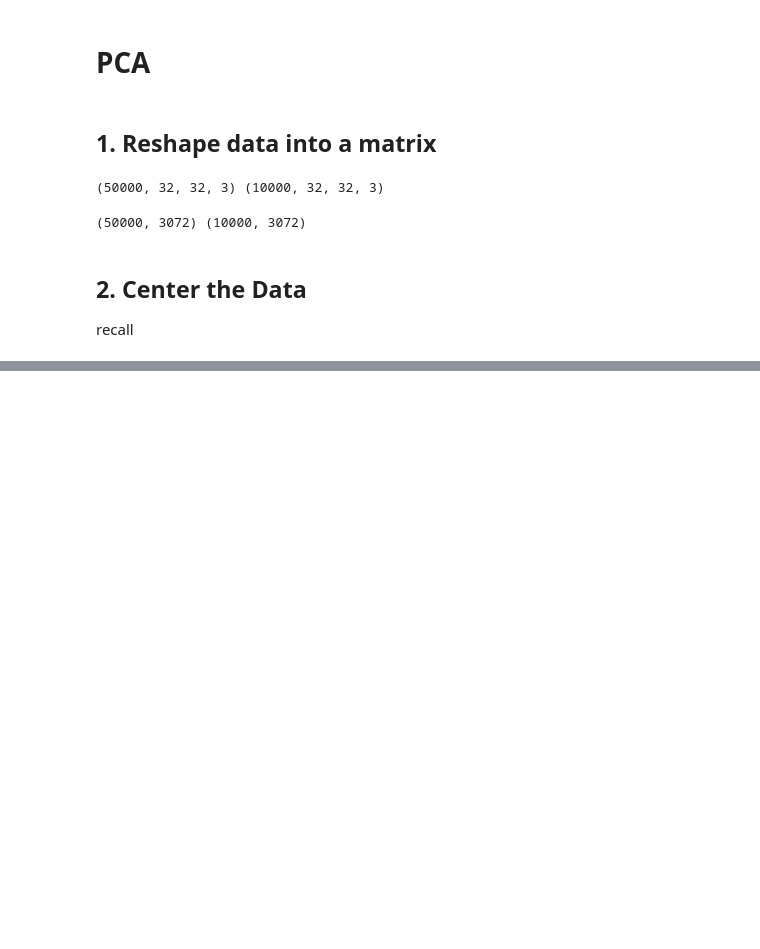
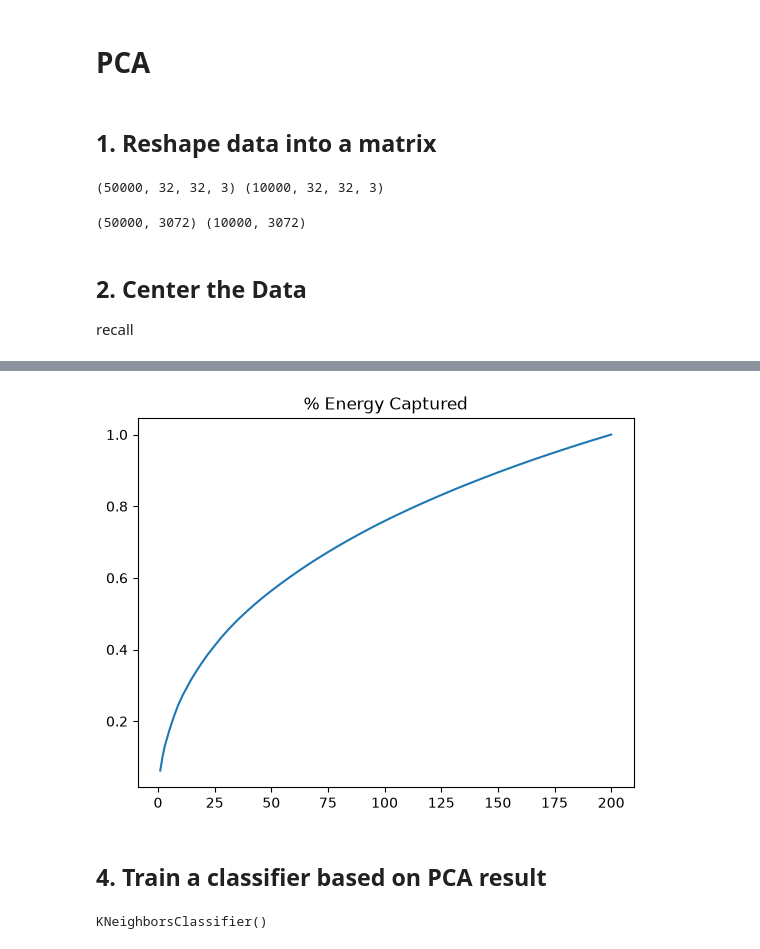
Before and after one commit to nikchung51327/CIFAR10-Classification, a Jupyter notebook: cifar10.ipynb, the cells around one changed output, grey strips where cells are left out. Saved outputs shown, nothing was run; the diff lists cells and outputs as text; code cells hidden in the pictures; blank space fills up the shorter version.

```diff
--- a/cifar10.ipynb
+++ b/cifar10.ipynb
@@ -364,0 +428,9 @@ print(train_mat.data.max())
+# %%
+plt.figure()
+plt.plot(range(1, len(S)+1), np.cumsum(S)/np.sum(S))
+plt.title("% Energy Captured")
+plt.show()
+# %% [output]
+[figure, added]
+# %% [markdown]
+## 4. Train a classifier based on PCA result
@@ -364,0 +446,5 @@ print(train_mat.data.max())
+# %%
+knn = KNeighborsClassifier(n_neighbors=5)
+knn.fit(X_train_PCA, y_train)
+# %% [output]
+KNeighborsClassifier()
```
Also changed, not shown: parts of 21 cells of this notebook.
